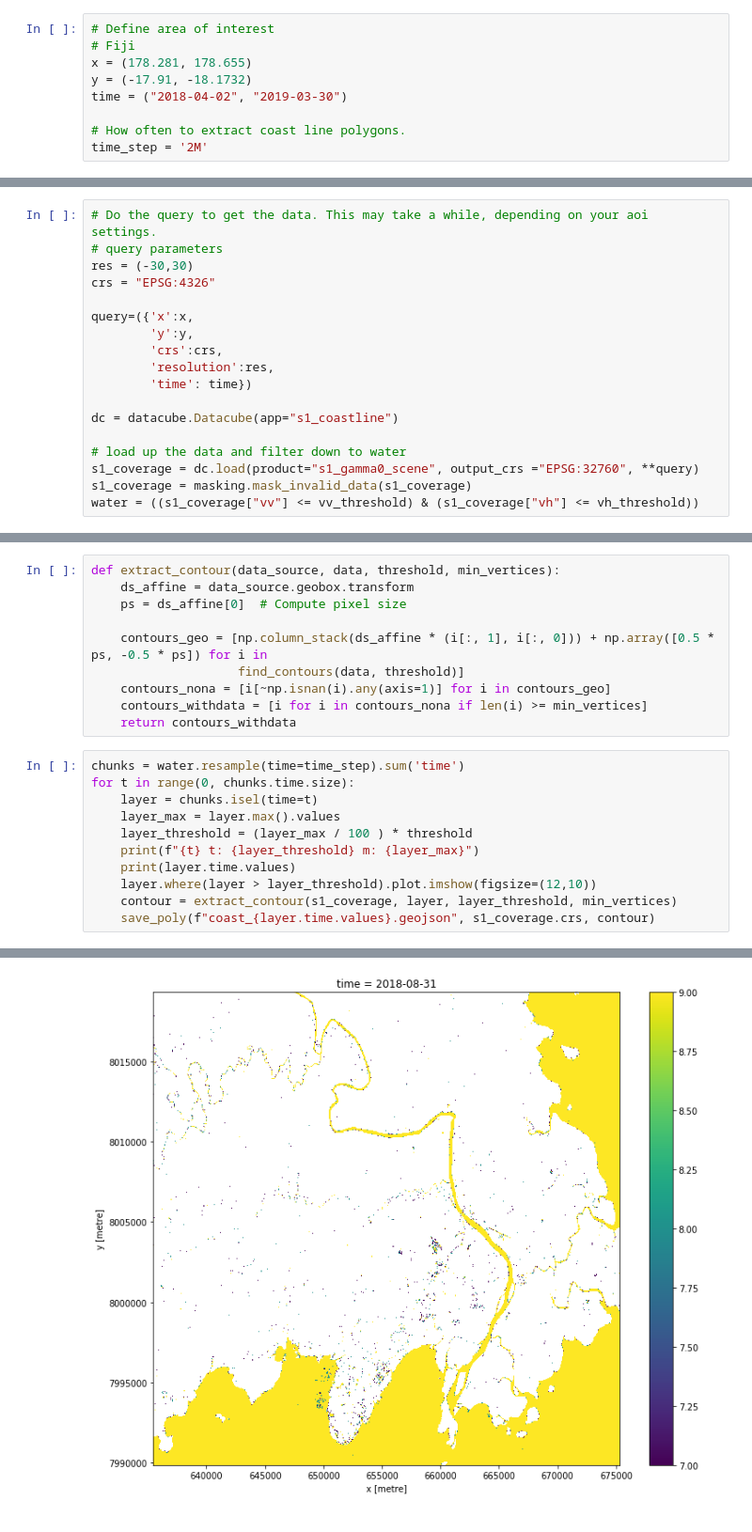
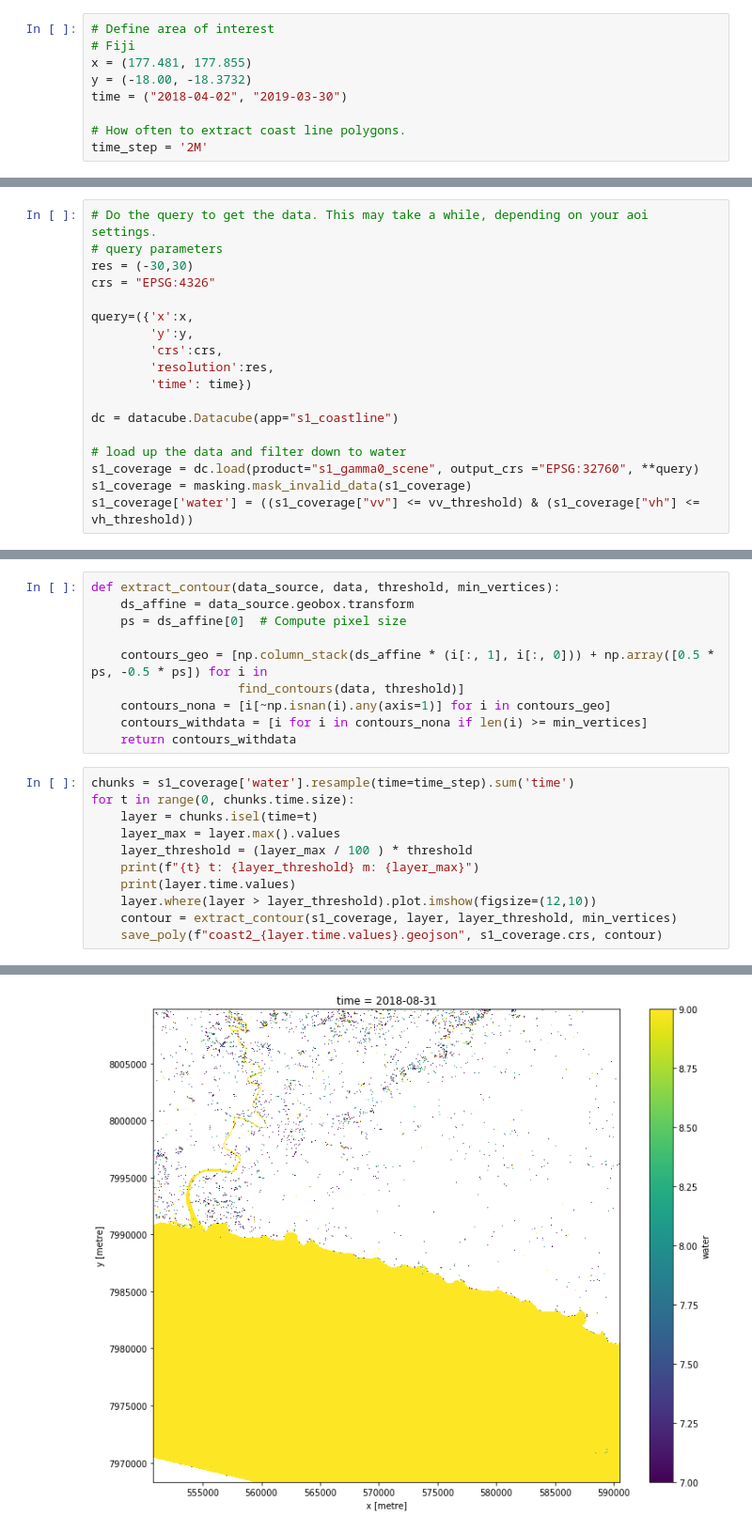
Before and after one commit to bellemae/odc-hack-sac, a Jupyter notebook: coastline-compare.ipynb, the cells around one changed output, grey strips where cells are left out. Shown: that part at 94% size. Cells and saved outputs as stored; diff of their text form.

```diff
--- a/coastline-compare.ipynb
+++ b/coastline-compare.ipynb
@@ -20,8 +22,8 @@ from matplotlib import cm
 # %%
 # Define area of interest
 # Fiji
-x = (178.281, 178.655)
-y = (-17.91, -18.1732)
+x = (177.481, 177.855)
+y = (-18.00, -18.3732)
 time = ("2018-04-02", "2019-03-30")
 
 # How often to extract coast line polygons.
@@ -53,7 +59,7 @@ dc = datacube.Datacube(app="s1_coastline")
 # load up the data and filter down to water
 s1_coverage = dc.load(product="s1_gamma0_scene", output_crs ="EPSG:32760", **query)
 s1_coverage = masking.mask_invalid_data(s1_coverage)
-water = ((s1_coverage["vv"] <= vv_threshold) & (s1_coverage["vh"] <= vh_threshold))
+s1_coverage['water'] = ((s1_coverage["vv"] <= vv_threshold) & (s1_coverage["vh"] <= vh_threshold))
 # %%
 # define save polygon function
 def save_poly(output_geojson, crs, polygon):
@@ -89,7 +95,7 @@ def extract_contour(data_source, data, threshold, min_vertices):
     contours_withdata = [i for i in contours_nona if len(i) >= min_vertices]
     return contours_withdata
 # %%
-chunks = water.resample(time=time_step).sum('time')
+chunks = s1_coverage['water'].resample(time=time_step).sum('time')
 for t in range(0, chunks.time.size):
     layer = chunks.isel(time=t)
     layer_max = layer.max().values
@@ -98,7 +104,7 @@ for t in range(0, chunks.time.size):
     print(layer.time.values)
     layer.where(layer > layer_threshold).plot.imshow(figsize=(12,10))
     contour = extract_contour(s1_coverage, layer, layer_threshold, min_vertices)
-    save_poly(f"coast_{layer.time.values}.geojson", s1_coverage.crs, contour)
+    save_poly(f"coast2_{layer.time.values}.geojson", s1_coverage.crs, contour)
 # %% [output]
 0 t: 3.75 m: 5
 2018-04-30T00:00:00.000000000
@@ -119 +125 @@ for t in range(0, chunks.time.size):
-[figure, old version]
+[figure, new version]
```
Also changed, not shown: parts of 9 cells of this notebook.
